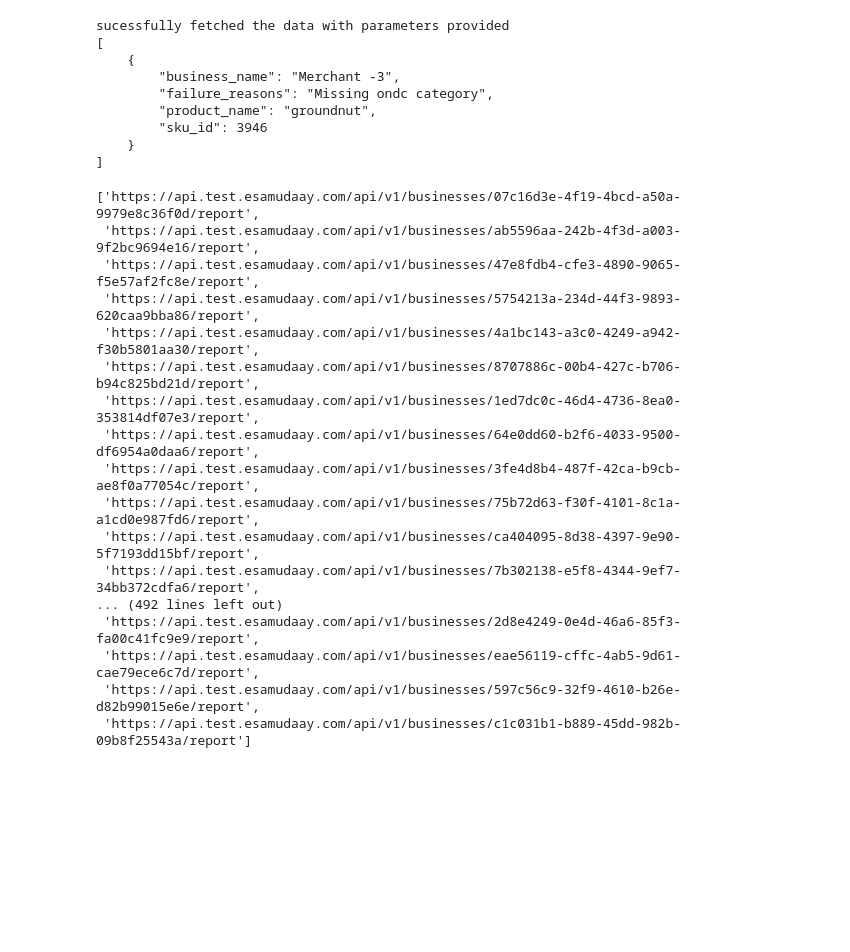
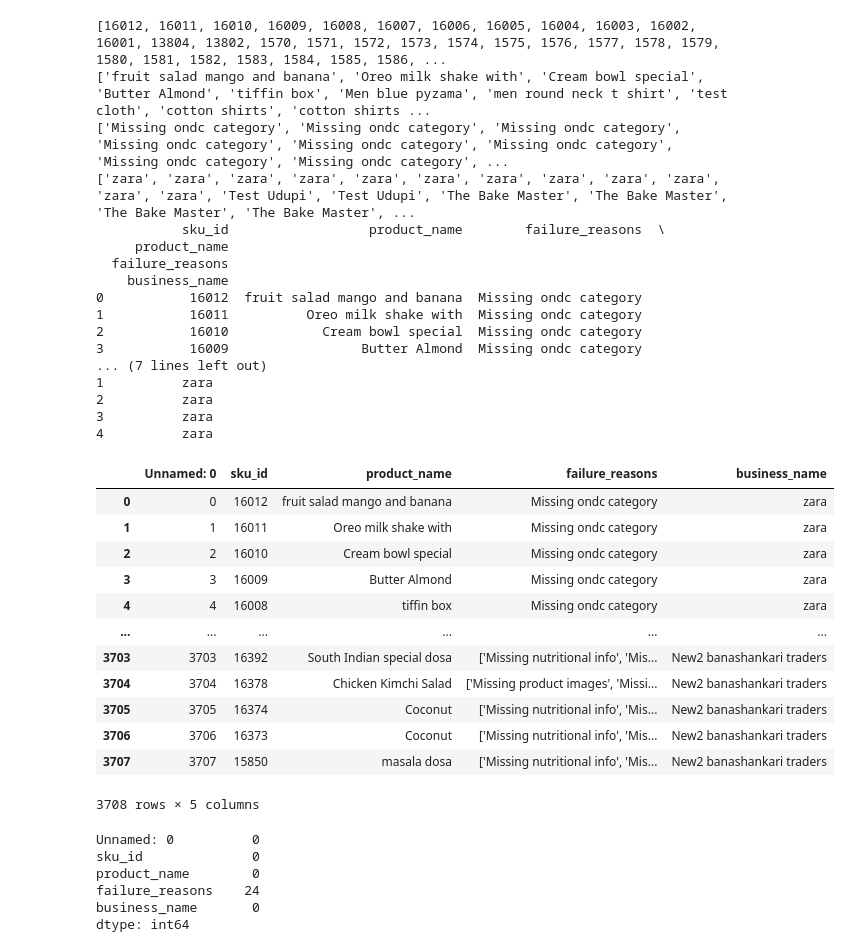
Before and after one commit to shourya2002-geek/ESamudaay-Hack, a Jupyter notebook: ML/parser.ipynb, the cells around one changed output. Drawn from its saved outputs; the diff is of its cells as text; code cells hidden in the pictures; blank space fills up the shorter version.

```diff
--- a/ML/parser.ipynb
+++ b/ML/parser.ipynb
@@ -43,34 +80,50 @@ for line in lines:
     tmp = "https://api.test.esamudaay.com/api/v1/businesses/" + l + "/report"
     a.append(tmp)
 # %%
-api_call = MakeApiCall(a[22])
+api_call = MakeApiCall(a)
 # %% [output]
-sucessfully fetched the data with parameters provided
-[
-    {
-        "business_name": "Merchant -3",
-        "failure_reasons": "Missing ondc category",
-        "product_name": "groundnut",
-        "sku_id": 3946
-    }
-]
+[16012, 16011, 16010, 16009, 16008, 16007, 16006, 16005, 16004, 16003, 16002, 16001, 13804, 13802, 1570, 1571, 1572, 1573, 1574, 1575, 1576, 1577, 1578, 1579, 1580, 1581, 1582, 1583, 1584, 1585, 1586, ...
+['fruit salad mango and banana', 'Oreo milk shake with', 'Cream bowl special', 'Butter Almond', 'tiffin box', 'Men blue pyzama', 'men round neck t shirt', 'test cloth', 'cotton shirts', 'cotton shirts ...
+['Missing ondc category', 'Missing ondc category', 'Missing ondc category', 'Missing ondc category', 'Missing ondc category', 'Missing ondc category', 'Missing ondc category', 'Missing ondc category', ...
+['zara', 'zara', 'zara', 'zara', 'zara', 'zara', 'zara', 'zara', 'zara', 'zara', 'zara', 'zara', 'Test Udupi', 'Test Udupi', 'The Bake Master', 'The Bake Master', 'The Bake Master', 'The Bake Master', ...
+           sku_id                  product_name        failure_reasons  \
+     product_name
+  failure_reasons
+    business_name
+0           16012  fruit salad mango and banana  Missing ondc category
+1           16011          Oreo milk shake with  Missing ondc category
+2           16010            Cream bowl special  Missing ondc category
+3           16009                 Butter Almond  Missing ondc category
+... (7 lines left out)
+1          zara
+2          zara
+3          zara
+4          zara
 # %%
-a
+api_call[0]
-# %% [output]
-['https://api.test.esamudaay.com/api/v1/businesses/07c16d3e-4f19-4bcd-a50a-9979e8c36f0d/report',
- 'https://api.test.esamudaay.com/api/v1/businesses/ab5596aa-242b-4f3d-a003-9f2bc9694e16/report',
- 'https://api.test.esamudaay.com/api/v1/businesses/47e8fdb4-cfe3-4890-9065-f5e57af2fc8e/report',
- 'https://api.test.esamudaay.com/api/v1/businesses/5754213a-234d-44f3-9893-620caa9bba86/report',
- 'https://api.test.esamudaay.com/api/v1/businesses/4a1bc143-a3c0-4249-a942-f30b5801aa30/report',
- 'https://api.test.esamudaay.com/api/v1/businesses/8707886c-00b4-427c-b706-b94c825bd21d/report',
- 'https://api.test.esamudaay.com/api/v1/businesses/1ed7dc0c-46d4-4736-8ea0-353814df07e3/report',
- 'https://api.test.esamudaay.com/api/v1/businesses/64e0dd60-b2f6-4033-9500-df6954a0daa6/report',
- 'https://api.test.esamudaay.com/api/v1/businesses/3fe4d8b4-487f-42ca-b9cb-ae8f0a77054c/report',
- 'https://api.test.esamudaay.com/api/v1/businesses/75b72d63-f30f-4101-8c1a-a1cd0e987fd6/report',
- 'https://api.test.esamudaay.com/api/v1/businesses/ca404095-8d38-4397-9e90-5f7193dd15bf/report',
- 'https://api.test.esamudaay.com/api/v1/businesses/7b302138-e5f8-4344-9ef7-34bb372cdfa6/report',
-... (492 lines left out)
- 'https://api.test.esamudaay.com/api/v1/businesses/2d8e4249-0e4d-46a6-85f3-fa00c41fc9e9/report',
- 'https://api.test.esamudaay.com/api/v1/businesses/eae56119-cffc-4ab5-9d61-cae79ece6c7d/report',
- 'https://api.test.esamudaay.com/api/v1/businesses/597c56c9-32f9-4610-b26e-d82b99015e6e/report',
- 'https://api.test.esamudaay.com/api/v1/businesses/c1c031b1-b889-45dd-982b-09b8f25543a/report']
+# %%
+data=pd.read_csv('/home/piyush/esamudaay/Temp/ML/data.csv')
+data
+# %% [output]
+|  | Unnamed: 0 | sku_id | product_name | failure_reasons | business_name |
+| 0 | 0 | 16012 | fruit salad mango and banana | Missing ondc category | zara |
+| 1 | 1 | 16011 | Oreo milk shake with | Missing ondc category | zara |
+| 2 | 2 | 16010 | Cream bowl special | Missing ondc category | zara |
+| 3 | 3 | 16009 | Butter Almond | Missing ondc category | zara |
+| 4 | 4 | 16008 | tiffin box | Missing ondc category | zara |
+| ... | ... | ... | ... | ... | ... |
+| 3703 | 3703 | 16392 | South Indian special dosa | ['Missing nutritional info', 'Mis... | New2 banashankari traders |
+| 3704 | 3704 | 16378 | Chicken Kimchi Salad | ['Missing product images', 'Missi... | New2 banashankari traders |
+| 3705 | 3705 | 16374 | Coconut | ['Missing nutritional info', 'Mis... | New2 banashankari traders |
+| 3706 | 3706 | 16373 | Coconut | ['Missing nutritional info', 'Mis... | New2 banashankari traders |
+| 3707 | 3707 | 15850 | masala dosa | ['Missing nutritional info', 'Mis... | New2 banashankari traders |
+3708 rows × 5 columns
+# %%
+data.isnull().sum()
+# %% [output]
+Unnamed: 0          0
+sku_id              0
+product_name        0
+failure_reasons    24
+business_name       0
+dtype: int64
```
Also changed, not shown: parts of 3 cells of this notebook, 2 other files.
